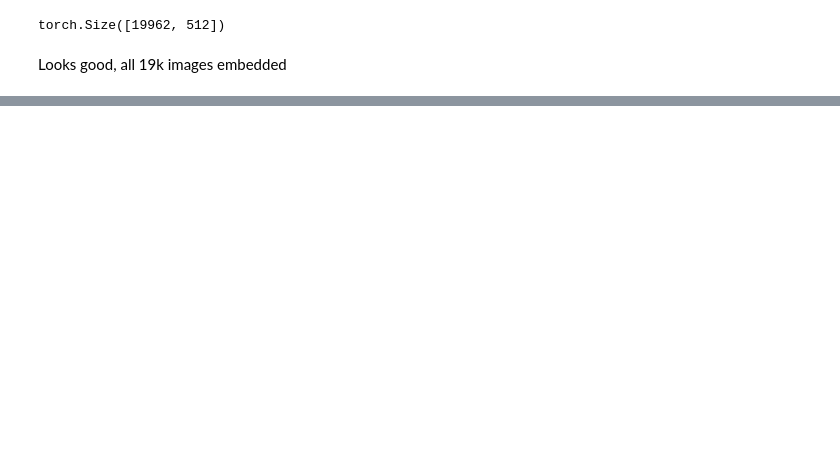
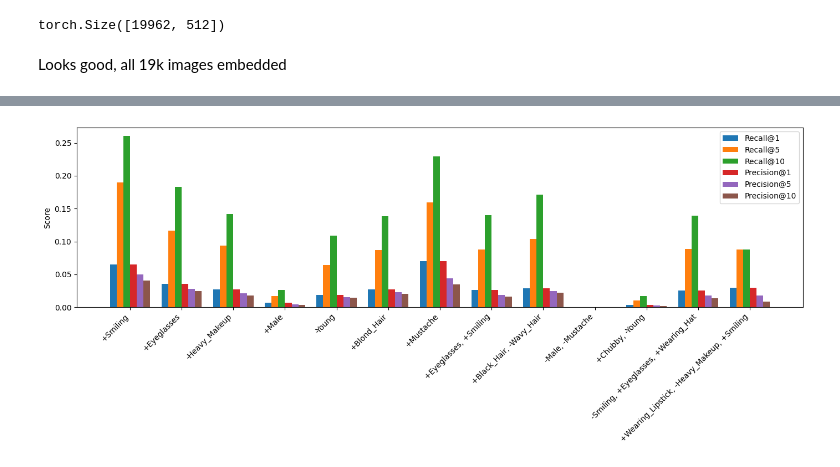
Before and after one commit to skiiyuru/compositional-image-retrieval, a Jupyter notebook: notebooks/baseline.ipynb, the cells around one changed output, grey strips where cells are left out. Saved outputs shown, nothing was run; the diff lists cells and outputs as text; code cells hidden in the pictures; blank space fills up the shorter version.

```diff
--- a/notebooks/baseline.ipynb
+++ b/notebooks/baseline.ipynb
@@ -113,0 +581,11 @@ torch.save(db, "../src/db.pt")
+# %%
+def compute_averages(scores):
+    avg_scores = {}
+    for query in scores.keys():
+        avg_scores[query] = {}
+        counts = scores[query]["ref_counts"]
+        for k in [1, 5, 10]:
+            avg_scores[query][f"Recall@{k}"] = round((scores[query][f"Recall@{k}"] / counts), 4)
+            avg_scores[query][f"Precision@{k}"] = round((scores[query][f"Precision@{k}"] / counts), 4)
+
+    return avg_scores
@@ -113,0 +619,3 @@ torch.save(db, "../src/db.pt")
+# %%
+# reset scores
+scores = initialize_scores()
@@ -113,0 +646,3 @@ torch.save(db, "../src/db.pt")
+# %%
+averages = compute_averages(scores)
+averages
@@ -113,0 +667,21 @@ torch.save(db, "../src/db.pt")
+# %%
+def visualize_results():
+    queries = list(averages.keys())
+    metrics = ["Recall@1", "Recall@5", "Recall@10", "Precision@1", "Precision@5", "Precision@10"]
+    x = np.arange(len(queries))
+    w = 0.13
+
+    fig, ax = plt.subplots(figsize=(14, 6))
+    for i, m in enumerate(metrics):
+        ax.bar(x + i * w, [averages[q][m] for q in queries], w, label=m)
+
+    ax.set_xticks(x + w * 2.5)
+    ax.set_xticklabels(queries, rotation=45, ha="right")
+    ax.set_ylabel("Score")
+    ax.legend()
+    plt.tight_layout()
+    plt.show()
+# %%
+visualize_results()
+# %% [output]
+[figure, added]
```
Also changed, not shown: parts of 59 cells of this notebook, 3 other files.
